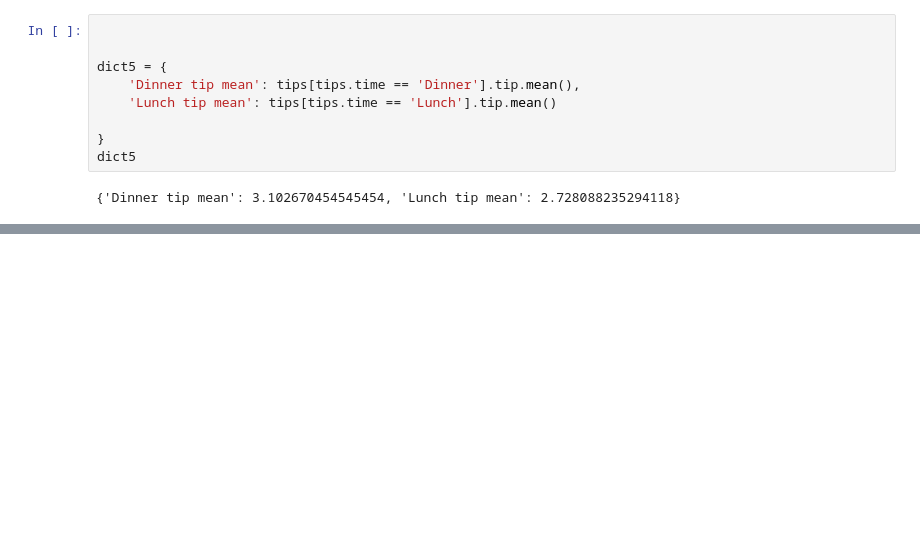
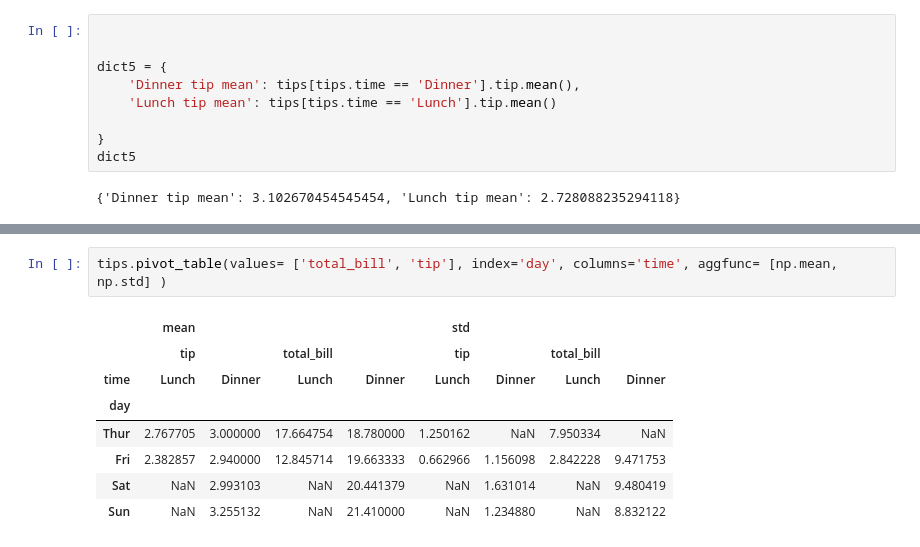
Before and after one commit to SuJeKim/Python-colab, a Jupyter notebook: py15_dataframe.ipynb, the cells around one changed output, grey strips where cells are left out. Saved outputs shown, nothing was run; the diff lists cells and outputs as text; blank space fills up the shorter version.

Commit message:
파이썬 dataframe 예제

```diff
--- a/py15_dataframe.ipynb
+++ b/py15_dataframe.ipynb
@@ -191,0 +450,11 @@ dict5
+# %%
+tips.pivot_table(values= ['total_bill', 'tip'], index='day', columns='time', aggfunc= [np.mean, np.std] )
+# %% [output]
+|  | mean |  |  |  | std |  |  |  |
+|  | tip |  | total_bill |  | tip |  | total_bill |  |
+| time | Lunch | Dinner | Lunch | Dinner | Lunch | Dinner | Lunch | Dinner |
+| day |  |  |  |  |  |  |  |  |
+| Thur | 2.767705 | 3.000000 | 17.664754 | 18.780000 | 1.250162 | NaN | 7.950334 | NaN |
+| Fri | 2.382857 | 2.940000 | 12.845714 | 19.663333 | 0.662966 | 1.156098 | 2.842228 | 9.471753 |
+| Sat | NaN | 2.993103 | NaN | 20.441379 | NaN | 1.631014 | NaN | 9.480419 |
+| Sun | NaN | 3.255132 | NaN | 21.410000 | NaN | 1.234880 | NaN | 8.832122 |
```
Also changed, not shown: parts of 35 cells of this notebook.
